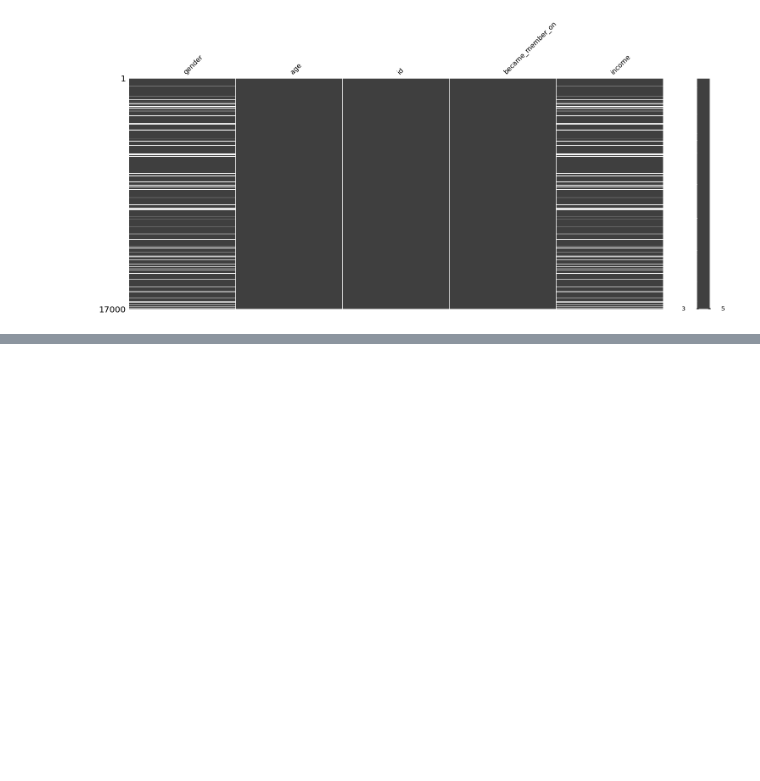
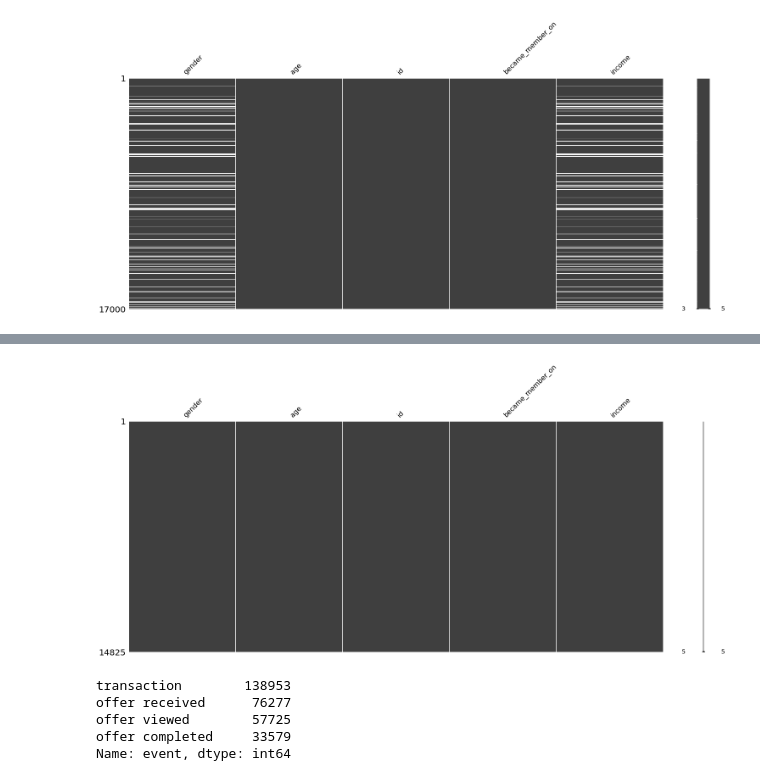
Before and after one commit to malekaburaddaha/Starbucks-Project, a Jupyter notebook: Starbucks_Capstone_notebook.ipynb, the cells around one changed output, grey strips where cells are left out. Drawn from its saved outputs; the diff is of its cells as text; code cells hidden in the pictures; blank space fills up the shorter version.

```diff
--- a/Starbucks_Capstone_notebook.ipynb
+++ b/Starbucks_Capstone_notebook.ipynb
@@ -155,0 +158,14 @@ complete_profile.head()
+# %%
+#Check for missingness
+msno.matrix(profile)
+plt.show()
+# %% [output]
+[figure, added]
+# %%
+transcript['event'].value_counts()
+# %% [output]
+transaction        138953
+offer received      76277
+offer viewed        57725
+offer completed     33579
+Name: event, dtype: int64
```
Also changed, not shown: parts of 1 cell of this notebook.
